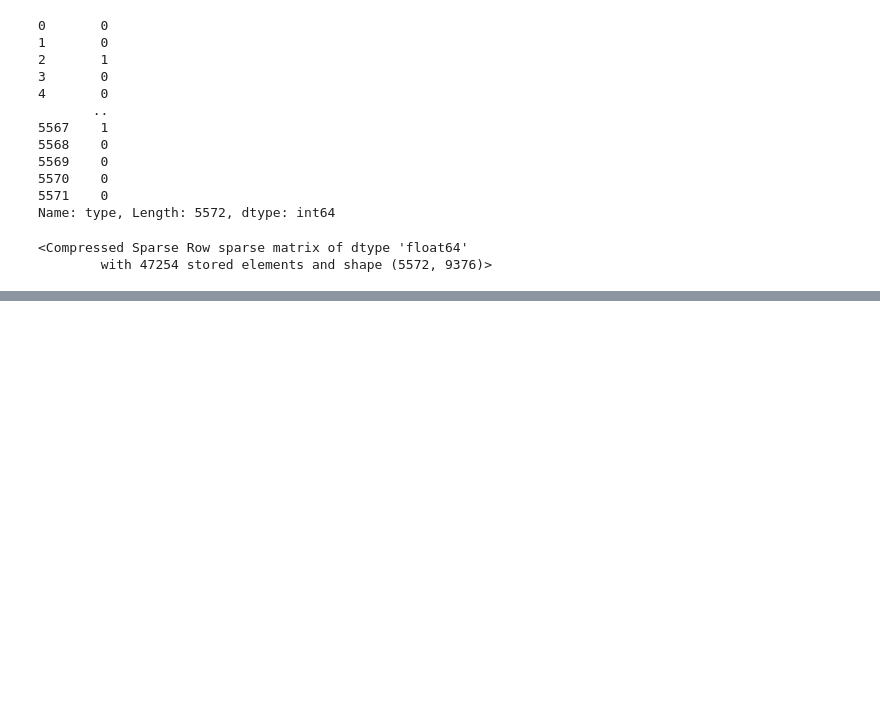
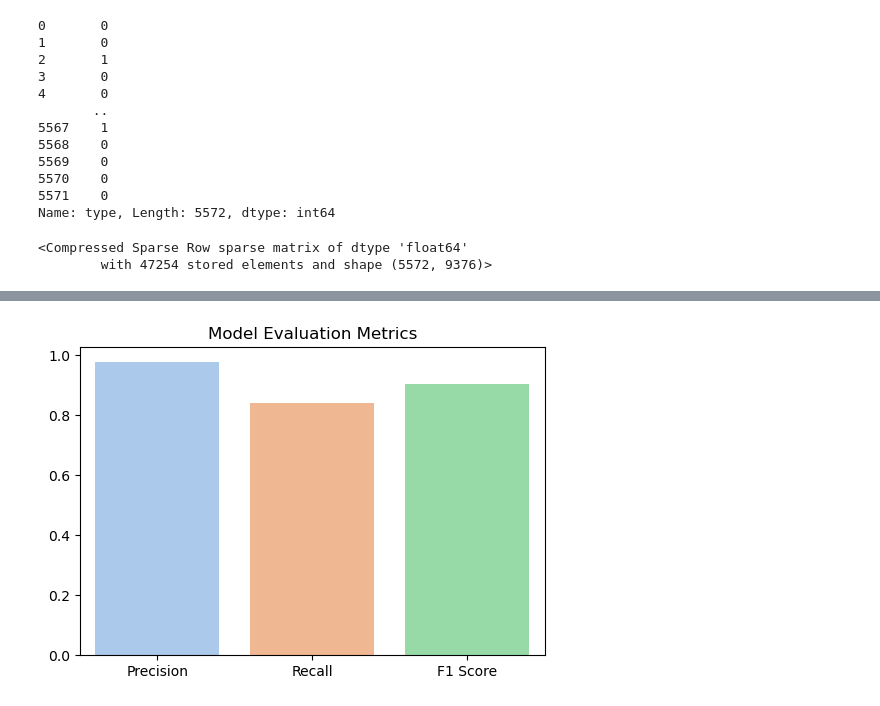
Before and after one commit to NighterFlex/Email-Spam-Detection, a Jupyter notebook: Email Spam Detection.ipynb, the cells around one changed output, grey strips where cells are left out. Cells and saved outputs as stored; diff of their text form; code cells hidden in the pictures; blank space fills up the shorter version.

```diff
--- a/Email Spam Detection.ipynb
+++ b/Email Spam Detection.ipynb
@@ -195,0 +270,2 @@ X
+# %%
+svm_predict = svm.predict(X_test)
@@ -195,0 +288,13 @@ X
+# %%
+svm_metrics = {
+    'Precision': precision_score(y_test, svm_predict),
+    'Recall': recall_score(y_test, svm_predict),
+    'F1 Score': f1_score(y_test, svm_predict)
+}
+
+plt.figure(figsize=(6,4))
+sns.barplot(x=list(svm_metrics.keys()), y=list(svm_metrics.values()), palette='pastel')
+plt.title('Model Evaluation Metrics')
+plt.show()
+# %% [output]
+[figure, added]
```
Also changed, not shown: parts of 24 cells of this notebook.
